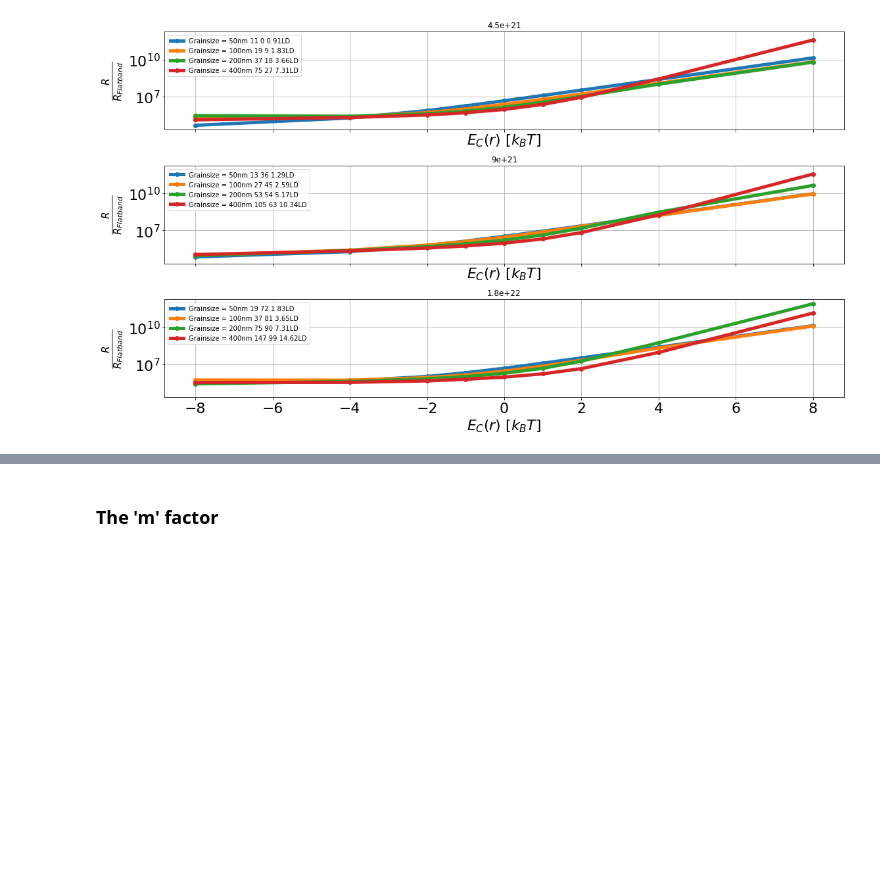
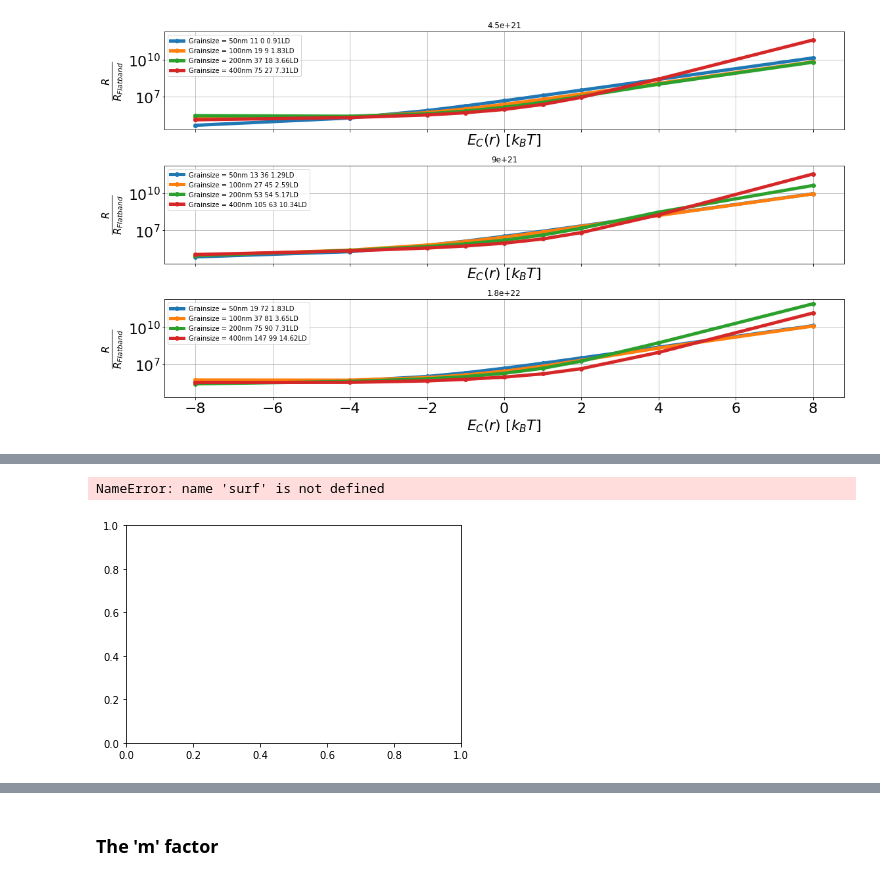
Before and after one commit to NilsNoreyson/thesis, a Jupyter notebook: 3-Resistance-sensor.ipynb, the cells around one changed output, grey strips where cells are left out. Saved outputs shown, nothing was run; the diff lists cells and outputs as text; code cells hidden in the pictures; blank space fills up the shorter version.

```diff
--- a/3-Resistance-sensor.ipynb
+++ b/3-Resistance-sensor.ipynb
@@ -702,0 +729,2 @@ for ax_i,(size_n,calc_dF_n) in enumerate(calc_dF_size.groupby('ND')):
+# %%
+v0 = dd['v'].apply(lambda d:d[0])
@@ -703,3 +741,14 @@ for ax_i,(size_n,calc_dF_n) in enumerate(calc_dF_size.groupby('ND')):
+# %%
+fig, axe = subplots()
+a = calc_dF_grainsize['all_charges']/surf
+#sc = abs(dd['all_charges']-dd['surf_charges'])
+sc = abs(dd['surf_charges'])
+axe.plot(sc,v0)
+#axe.set_yscale('log')
+#axe.set_xscale('log')
+# %% [output]
+NameError: name 'surf' is not defined
+[figure, added]
 # %%
 calc_dF_size = calc_dF_sol
 calc_dF_size = cd2
```
Also changed, not shown: parts of 14 cells of this notebook, 5 other files.
